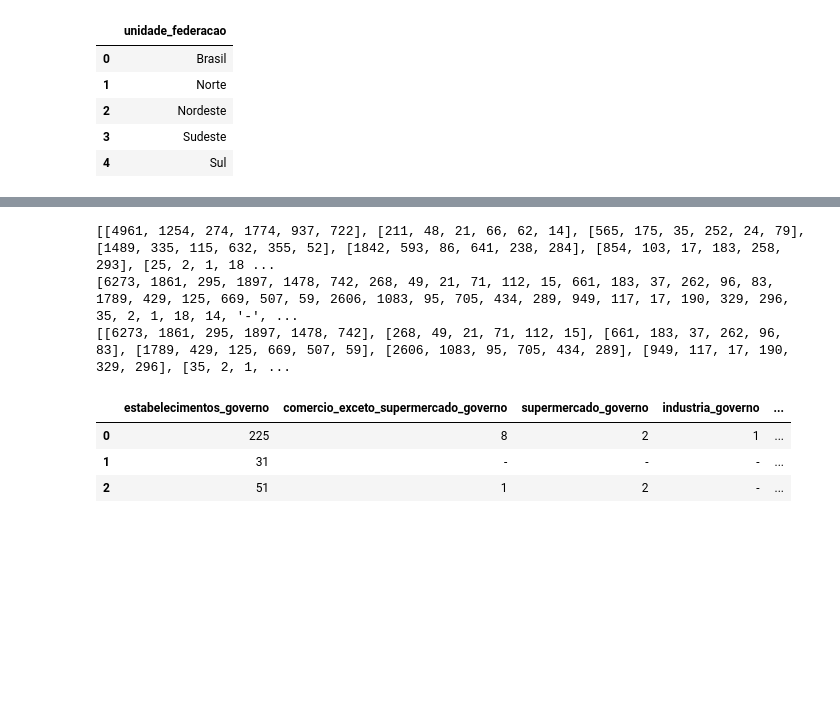
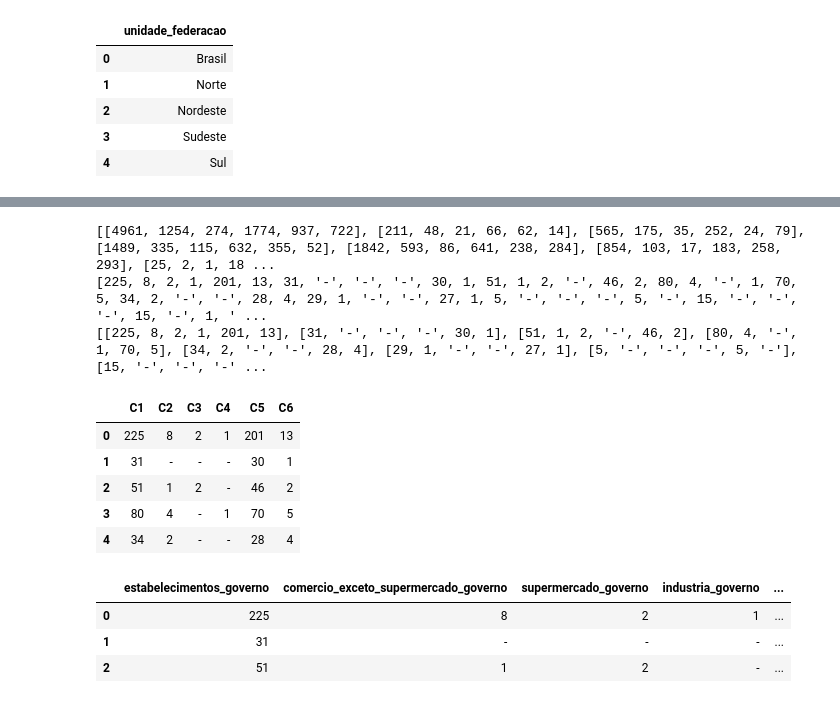
Before and after one commit to Megalonnix/Projeto_Integrador_-PI-_2sem2025, a Jupyter notebook: notebooks/scripts/analiseTabela278.ipynb, the cells around one changed output, grey strips where cells are left out. Saved outputs shown, nothing was run; the diff lists cells and outputs as text; code cells hidden in the pictures; blank space fills up the shorter version.

```diff
--- a/notebooks/scripts/analiseTabela278.ipynb
+++ b/notebooks/scripts/analiseTabela278.ipynb
@@ -171,25 +171,41 @@ novo_df_2 = pd.DataFrame(listaDividida, columns=[
 # %%
 ## teste maluco
 
 print(listaDividida)
 
 def getValores_Col(letraCol):
     coluna_escolhida = \
         [cell[0].value for cell in sheet[f'{letraCol}7':f'{letraCol}199']]
     return coluna_escolhida
 
 def setListaDeListas(array):
     listaDividida = \
     [array[i:i+6] for i in range(0, len(array), 6)]
     return listaDividida
 
-r = getValores_Col('C')
+def turnIntoDf(
+        listaDividida,
+        nomesColunas = ['C1','C2','C3','C4','C5','C6']):
+    novo_df = pd.DataFrame(
+        listaDividida,
+        columns=nomesColunas)
+    return novo_df
+
+r = getValores_Col('D')
 print(r)
-print(setListaDeListas(r))
+l = setListaDeListas(r)
+print(l)
+turnIntoDf(l).head()
 # %% [output]
 [[4961, 1254, 274, 1774, 937, 722], [211, 48, 21, 66, 62, 14], [565, 175, 35, 252, 24, 79], [1489, 335, 115, 632, 355, 52], [1842, 593, 86, 641, 238, 284], [854, 103, 17, 183, 258, 293], [25, 2, 1, 18 ...
-[6273, 1861, 295, 1897, 1478, 742, 268, 49, 21, 71, 112, 15, 661, 183, 37, 262, 96, 83, 1789, 429, 125, 669, 507, 59, 2606, 1083, 95, 705, 434, 289, 949, 117, 17, 190, 329, 296, 35, 2, 1, 18, 14, '-', ...
-[[6273, 1861, 295, 1897, 1478, 742], [268, 49, 21, 71, 112, 15], [661, 183, 37, 262, 96, 83], [1789, 429, 125, 669, 507, 59], [2606, 1083, 95, 705, 434, 289], [949, 117, 17, 190, 329, 296], [35, 2, 1, ...
+[225, 8, 2, 1, 201, 13, 31, '-', '-', '-', 30, 1, 51, 1, 2, '-', 46, 2, 80, 4, '-', 1, 70, 5, 34, 2, '-', '-', 28, 4, 29, 1, '-', '-', 27, 1, 5, '-', '-', '-', 5, '-', 15, '-', '-', '-', 15, '-', 1, ' ...
+[[225, 8, 2, 1, 201, 13], [31, '-', '-', '-', 30, 1], [51, 1, 2, '-', 46, 2], [80, 4, '-', 1, 70, 5], [34, 2, '-', '-', 28, 4], [29, 1, '-', '-', 27, 1], [5, '-', '-', '-', 5, '-'], [15, '-', '-', '-' ...
+|  | C1 | C2 | C3 | C4 | C5 | C6 |
+| 0 | 225 | 8 | 2 | 1 | 201 | 13 |
+| 1 | 31 | - | - | - | 30 | 1 |
+| 2 | 51 | 1 | 2 | - | 46 | 2 |
+| 3 | 80 | 4 | - | 1 | 70 | 5 |
+| 4 | 34 | 2 | - | - | 28 | 4 |
 # %%
 novo_df_2.head(3)
 # %% [output]
```
